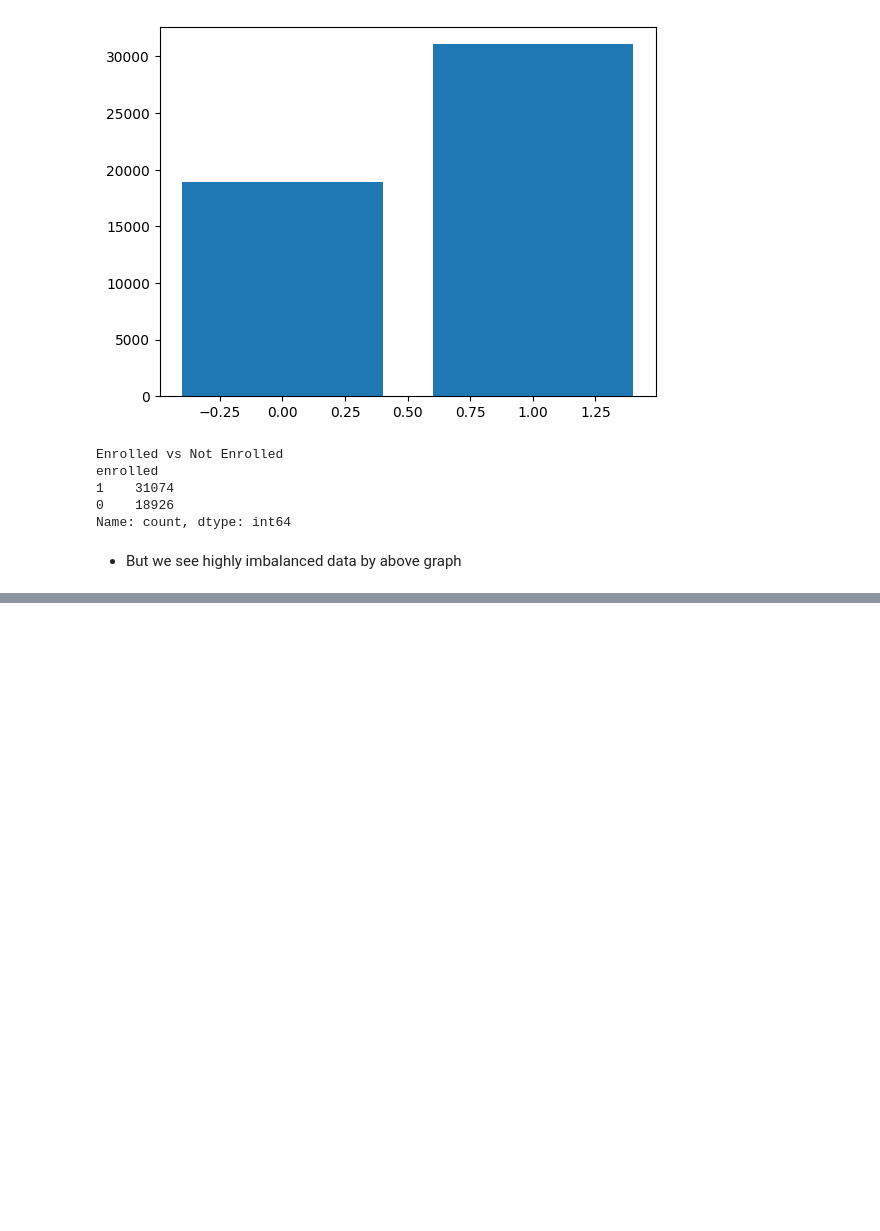
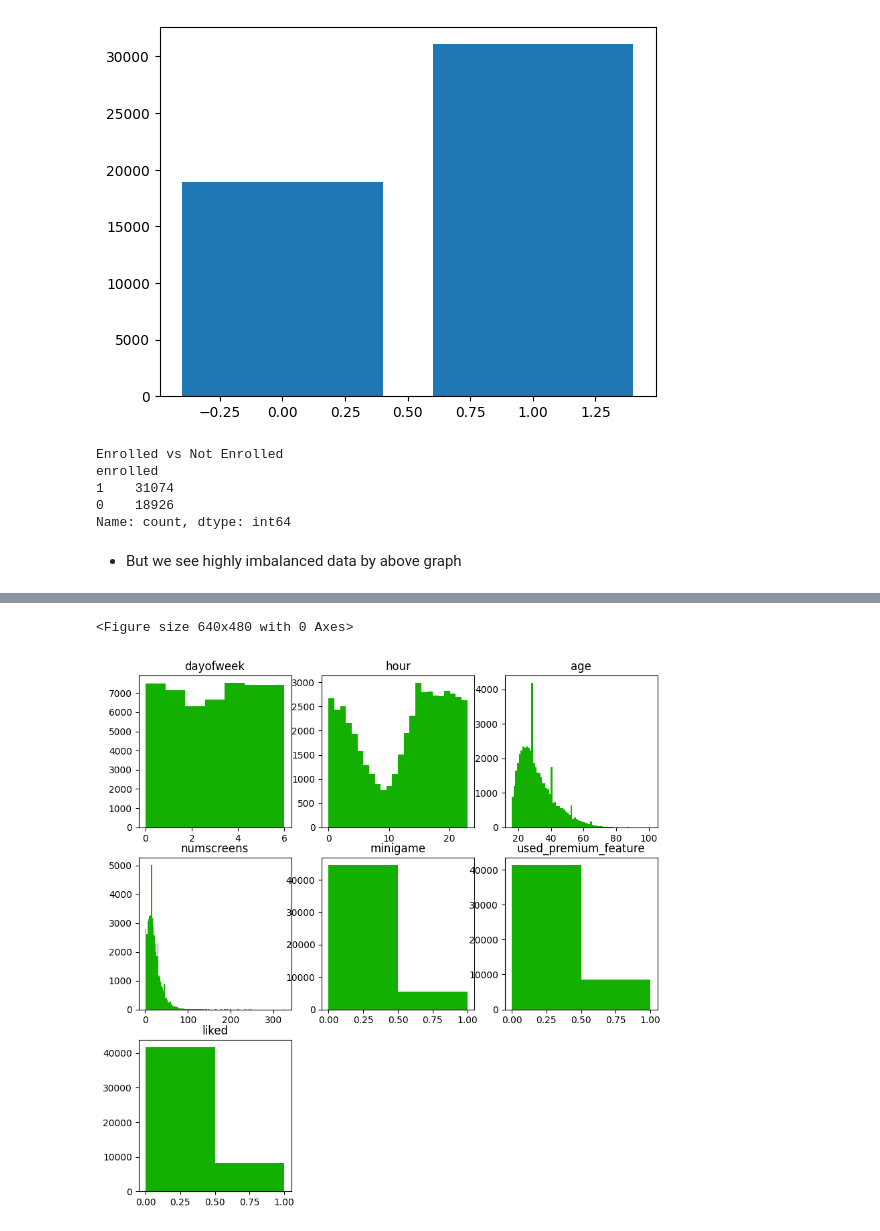
Before and after one commit to IMMRM/AppSubsAnalyser, a Jupyter notebook: Notebooks/BasicAnalysis.ipynb, the cells around one changed output, grey strips where cells are left out. Drawn from its saved outputs; the diff is of its cells as text; code cells hidden in the pictures; blank space fills up the shorter version.

```diff
--- a/Notebooks/BasicAnalysis.ipynb
+++ b/Notebooks/BasicAnalysis.ipynb
@@ -81,0 +80,15 @@ dataset.head(5)
+# %%
+#Let's plot a histogram of numerical columns for analysis
+plt.suptitle('Histogram of Numerical Columns',fontsize=15) #Setting up the canvas
+plt.figure(figsize=(10,10))
+for i in range(1,dataset_num.shape[1]+1):
+    plt.subplot(3,3,i) #Since we've 7 cols in total, 9 subplots would be fine
+    f=plt.gca()     #Setting up the instance for current axes within the subplot
+    f.set_title(dataset_num.columns.values[i-1])
+    vals=np.size(dataset_num.iloc[:,i-1].unique()) #Calculating bins value by knowing the unique values of a column
+    plt.hist(dataset_num.iloc[:,i-1],bins=vals,color='#13AF01')
+
+plt.show()
+# %% [output]
+<Figure size 640x480 with 0 Axes>
+[figure, added]
```
Also changed, not shown: parts of 6 cells of this notebook.
